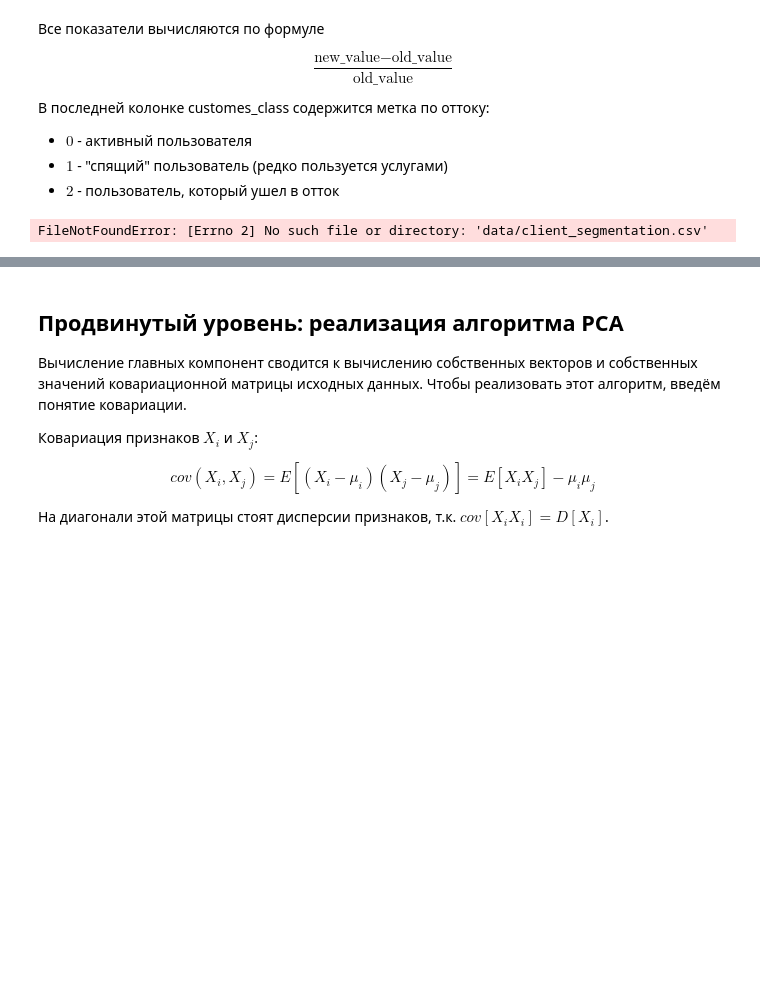
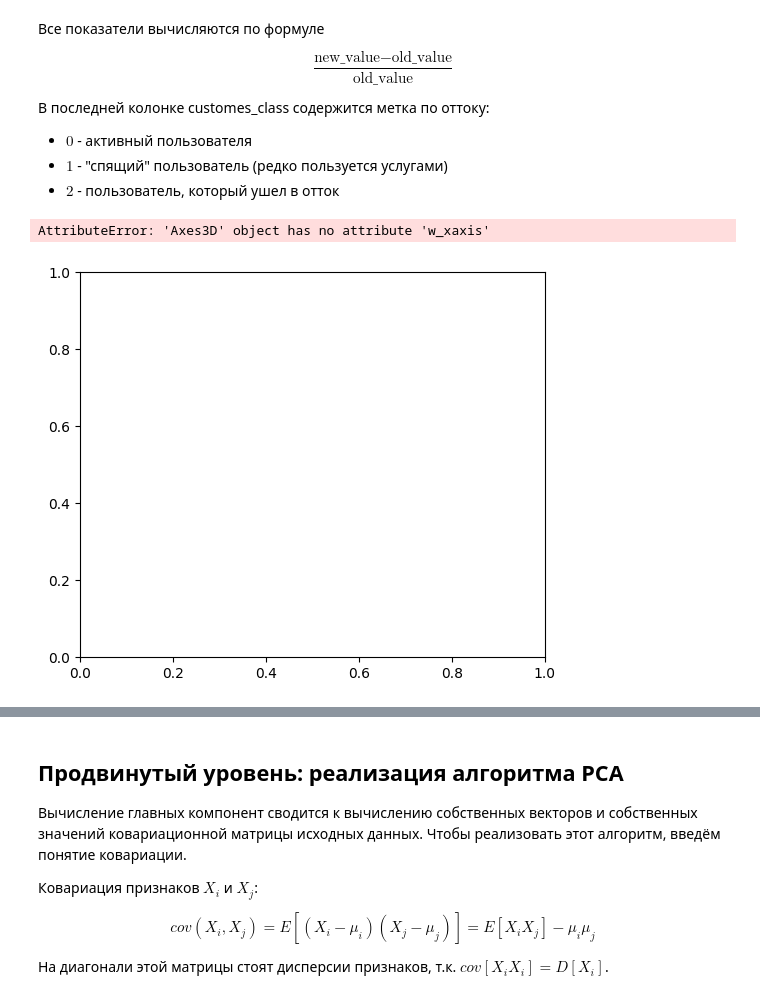
Before and after one commit to aleksandr-dzhumurat/ai_product_engineer, a Jupyter notebook: jupyter_notebooks/vol_00_pre_requirements_05_unsupervised_intro.ipynb, the cells around one changed output, grey strips where cells are left out. Cells and saved outputs as stored; diff of their text form; code cells hidden in the pictures; blank space fills up the shorter version.

```diff
--- a/jupyter_notebooks/vol_00_pre_requirements_05_unsupervised_intro.ipynb
+++ b/jupyter_notebooks/vol_00_pre_requirements_05_unsupervised_intro.ipynb
@@ -650,26 +650,27 @@ $$
 # %%
 import pandas as pd
 import matplotlib.pyplot as plt
 from mpl_toolkits.mplot3d import Axes3D
 %matplotlib inline
 
-df_source = pd.read_csv('data/client_segmentation.csv')
+df_source = pd.read_csv(os.path.join(root_data_dir, 'client_segmentation.csv'))
 X = df_source[['call_diff','sms_diff','traffic_diff']].values
 y = df_source.customes_class.values
 # и визуализируем их
 fig = plt.figure(1, figsize=(6, 5))
 plt.clf()
 ax = Axes3D(fig, rect=[0, 0, .95, 1], elev=48, azim=134); plt.cla()
 num_labels = np.unique(y).size
 for name, label in [('class_%d' % i, i) for i in range(num_labels)]:
     ax.text3D(X[y == label, 0].mean(), X[y == label, 1].mean() + 0.5,
         X[y == label, 2].mean(), name, horizontalalignment='center',
         bbox=dict(alpha=.5, edgecolor='w', facecolor='w'))
 ax.scatter(X[:, 0], X[:, 1], X[:, 2], c=y)
 ax.w_xaxis.set_ticklabels([]); ax.w_yaxis.set_ticklabels([]); ax.w_zaxis.set_ticklabels([])
 plt.show()
 # %% [output]
-FileNotFoundError: [Errno 2] No such file or directory: 'data/client_segmentation.csv'
+AttributeError: 'Axes3D' object has no attribute 'w_xaxis'
+[figure, added]
 # %% [markdown]
 С помощью класса `sklearn.decomposition.PCA` выполните понижение размерности признакового пространства  с $n=3$ до $n=2$ и снова визуализируйте данные. Картинка должна получится примерно такая:
 ![classification_dim_reduction](img/classification_dim_reduction.png)
```
Also changed, not shown: parts of 12 cells of this notebook, 3 other files.
